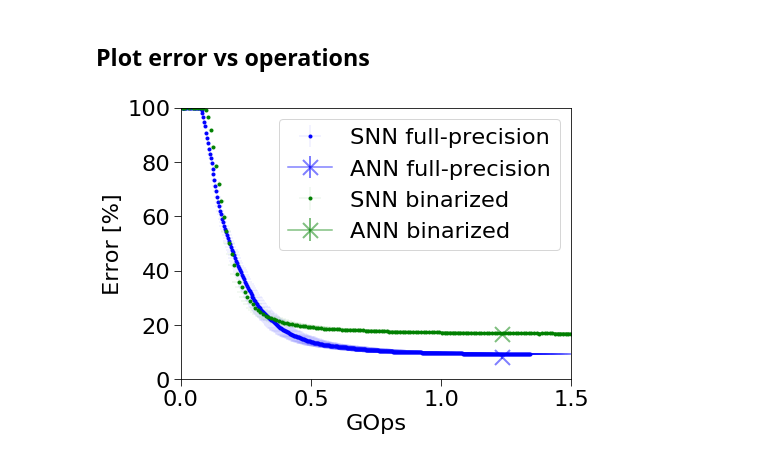
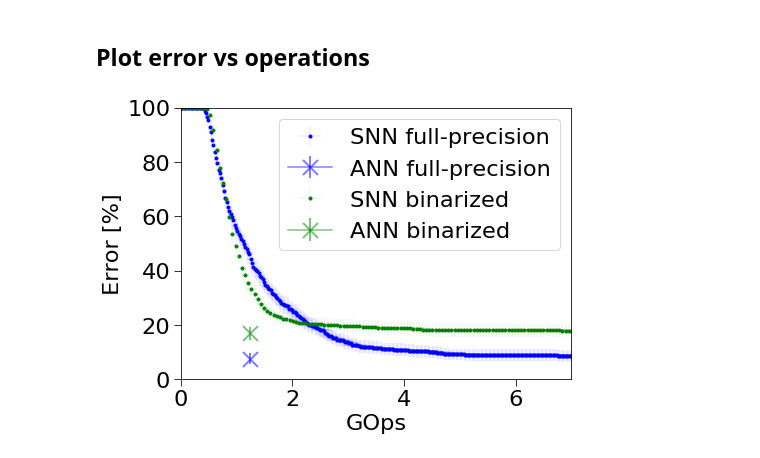
Before and after one commit to NeuromorphicProcessorProject/snn_toolbox, a Jupyter notebook: scripts/low_precision/binaryconnect_performance.ipynb, the cells around one changed output. Drawn from its saved outputs; the diff is of its cells as text; code cells hidden in the pictures.

```diff
--- a/scripts/low_precision/binaryconnect_performance.ipynb
+++ b/scripts/low_precision/binaryconnect_performance.ipynb
@@ -50,35 +46,35 @@ show_numbers = False
 
 plt.figure(figsize=(7, 5))
 
 for exp in experiments:
     plt.errorbar(exp.mean_computations_t, exp.e1_mean, xerr=exp.std_computations_t,
                  yerr=exp.e1_confidence95, fmt=exp.marker, label='SNN '+exp.label, capsize=0, elinewidth=0.1, color=exp.color1)
     plt.errorbar(exp.operations_ann, exp.e1_ann, marker='x', label='ANN '+exp.label, color=exp.color1, markersize=15,
                  yerr=exp.e1_confidence95_ann, elinewidth=2, capthick=2, markeredgewidth=2, alpha=0.5)
 
 exp = experiments[0]
 if show_numbers:
     plt.annotate('({:.2f}, {:.2f})'.format(exp.operations_ann, exp.e1_ann), xy=(exp.operations_ann - 0.15, exp.e1_ann + 10), color=exp.color1)
     plt.annotate('({:.2f}, {:.2f})'.format(exp.op1_optimal, exp.e1_optimal), xy=(exp.op1_optimal, exp.e1_optimal),
                  xytext=(exp.op1_optimal, exp.e1_optimal + 10),
                  arrowprops=dict(color=exp.color1, shrink=0.05, width=5, headwidth=10), color=exp.color1)
 
 exp = experiments[1]
 if show_numbers:
     plt.annotate('({:.2f}, {:.2f})'.format(exp.operations_ann, exp.e1_ann), xy=(exp.operations_ann - 0.15, exp.e1_ann + 10), color=exp.color1)
     plt.annotate('({:.2f}, {:.2f})'.format(exp.op1_optimal, exp.e1_optimal), xy=(exp.op1_optimal, exp.e1_optimal),
                  xytext=(exp.op1_optimal, exp.e1_optimal + 10),
                  arrowprops=dict(color=exp.color1, shrink=0.05, width=5, headwidth=10), color=exp.color1)
 
-plt.xlim(0, 1.5)
+plt.xlim(0, 7)
 plt.ylim(0, 100)
 plt.ylabel('Error [%]')
 plt.xlabel('GOps')
 plt.legend(loc='upper right')
 # plt.title('ANN vs SNN performance')
 plt.savefig(os.path.join(log_dir, 'err_vs_ops'), bbox_inches='tight')
 # %% [output]
-[figure, old version]
+[figure, new version]
 # %%
 for exp in experiments:
     print(exp.label)
```
Also changed, not shown: parts of 3 cells of this notebook, 13 other files.
